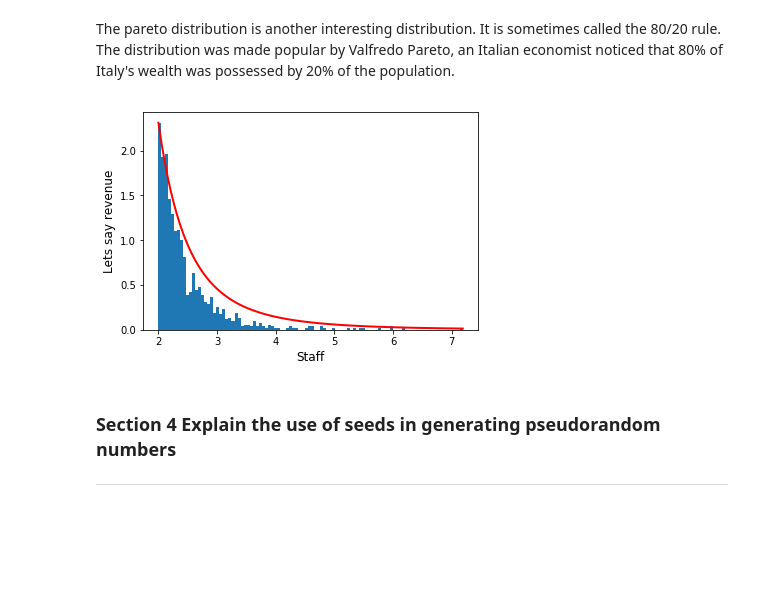
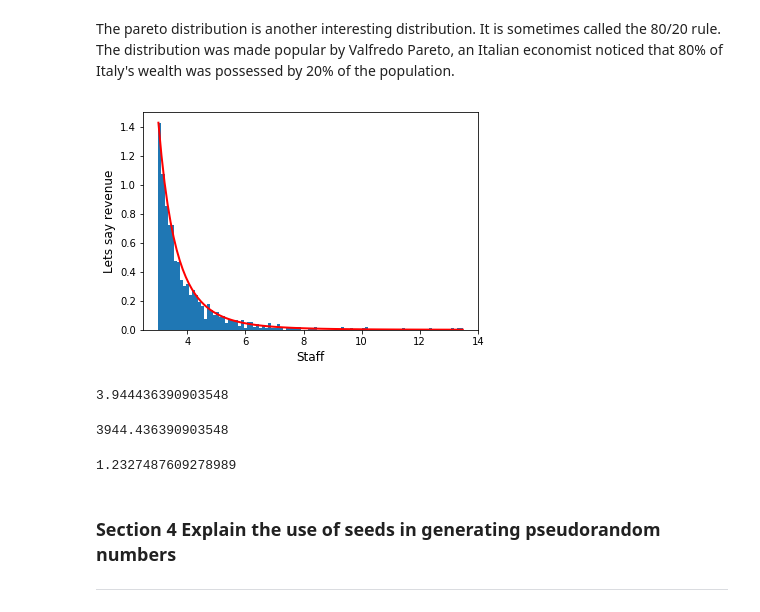
Before and after one commit to tomhealy1/Numpy-random, a Jupyter notebook: Numpy-random Notebook.ipynb, the cells around one changed output. Cells and saved outputs as stored; diff of their text form; code cells hidden in the pictures; blank space fills up the shorter version.

```diff
--- a/Numpy-random Notebook.ipynb
+++ b/Numpy-random Notebook.ipynb
@@ -475,19 +475,31 @@ ax.set(xlabel='Time', ylabel='Failure')
 The pareto distribution is another interesting distribution. It is sometimes called the 80/20 rule. The distribution was made popular by Valfredo Pareto, an Italian economist noticed that 80% of Italy's wealth was possessed by 20% of the population.
 # %%
 #We set our parameters and plot the shape.
-a, m =5., 2. # shape and mode
+a, m =4., 3. # shape and mode
 s = (np.random.pareto(a, 1000) + 1) * m
 # %%
 #Plot the distribution, the term power tail is also applied to the pareto distribution. In HR, it could be that 80% of
 #your revenue comes from 20% of sales-people.
 count, bins, _ = plt.hist(s, 100, density=True)
-fit = a**m**a / bins**(a-1)
+fit = a**m**a / bins**(a+1)
 plt.plot(bins, max(count)*fit/max(fit), linewidth=2, color='r')
 plt.ylabel('Lets say revenue', fontsize=12)
 plt.xlabel('Staff', fontsize=12)
 plt.show()
 # %% [output]
-[figure, old version]
+[figure, new version]
+# %%
+np.mean(s)
+# %% [output]
+3.944436390903548
+# %%
+np.sum(s)
+# %% [output]
+3944.436390903548
+# %%
+np.std(s)
+# %% [output]
+1.2327487609278989
 # %% [markdown]
 ### Section 4 Explain the use of seeds in generating pseudorandom numbers
 _________
```
Also changed, not shown: parts of 25 cells of this notebook.
